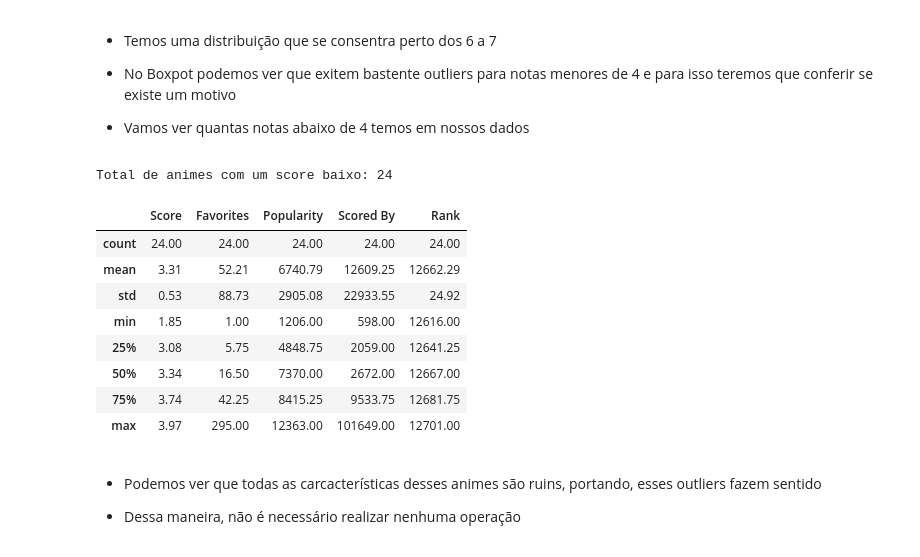
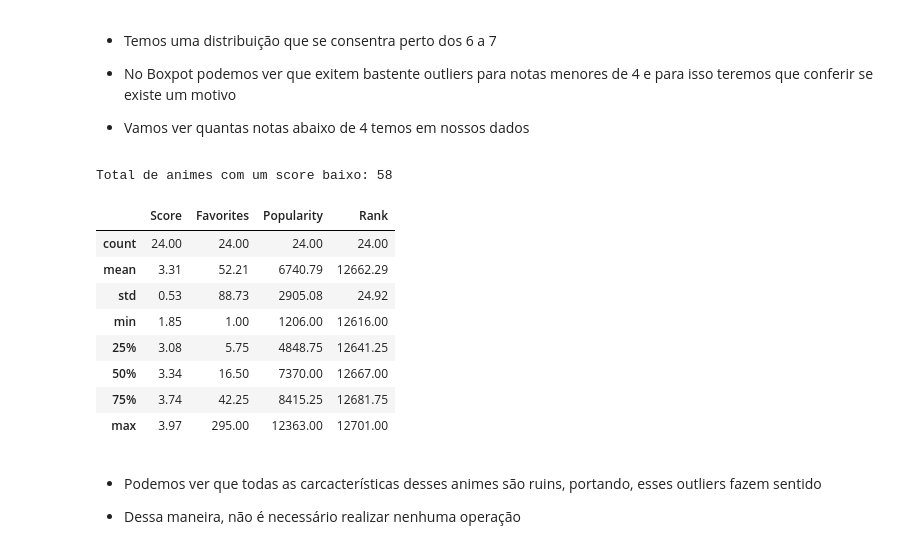
Before and after one commit to guievbs/anime-insights, a Jupyter notebook: notebooks/analise.ipynb, the cells around one changed output. Cells and saved outputs as stored; diff of their text form; code cells hidden in the pictures.

```diff
--- a/notebooks/analise.ipynb
+++ b/notebooks/analise.ipynb
@@ -98,7 +98,7 @@ memory usage: 4.6+ MB
 
 Colunas que representam duração, premiação, imagem e etc...
 # %%
-col_drop = ['Image URL', 'Members', 'Duration', 'Source', 'Licensors', 'Producers', 'Status', 'Premiered', 'Synopsis', 'Other name', 'English name', 'Aired']
+col_drop = ['Image URL', 'Members', 'Duration', 'Licensors', 'Producers', 'Status', 'Premiered', 'Synopsis', 'Other name', 'English name', 'Aired']
 df = df.drop(columns=col_drop)
 # %% [markdown]
 #### Excluindo os valores nulos
@@ -128,6 +132,7 @@ df['Episodes'] = df['Episodes'].astype('float')
 df['Rank'] = df['Rank'].astype('float')
 df['Genres'] = df['Genres'].astype('str')
 df['Type'] = df['Type'].astype('str')
+df['Source'] = df['Source'].astype('str')
 # %% [markdown]
 - Checando novamente as informações da colunas
 # %%
@@ -283,22 +289,22 @@ plt.show()
 
 - Vamos ver quantas notas abaixo de 4 temos em nossos dados
 # %%
-low_score = df[df['Score'] < 4]['anime_id'].count()
+low_score = df[df['Score'] < 4.5]['anime_id'].count()
 print(f"Total de animes com um score baixo: {low_score}")
 # %% [output]
-Total de animes com um score baixo: 24
+Total de animes com um score baixo: 58
 # %%
-df[df['Score'] < 4][['Score', 'Favorites', 'Popularity', 'Scored By', 'Rank']].describe().round(2)
+df[df['Score'] < 4][['Score', 'Favorites', 'Popularity', 'Rank']].describe().round(2)
 # %% [output]
-|  | Score | Favorites | Popularity | Scored By | Rank |
-| count | 24.00 | 24.00 | 24.00 | 24.00 | 24.00 |
-| mean | 3.31 | 52.21 | 6740.79 | 12609.25 | 12662.29 |
-| std | 0.53 | 88.73 | 2905.08 | 22933.55 | 24.92 |
-| min | 1.85 | 1.00 | 1206.00 | 598.00 | 12616.00 |
-| 25% | 3.08 | 5.75 | 4848.75 | 2059.00 | 12641.25 |
-| 50% | 3.34 | 16.50 | 7370.00 | 2672.00 | 12667.00 |
-| 75% | 3.74 | 42.25 | 8415.25 | 9533.75 | 12681.75 |
-| max | 3.97 | 295.00 | 12363.00 | 101649.00 | 12701.00 |
+|  | Score | Favorites | Popularity | Rank |
+| count | 24.00 | 24.00 | 24.00 | 24.00 |
+| mean | 3.31 | 52.21 | 6740.79 | 12662.29 |
+| std | 0.53 | 88.73 | 2905.08 | 24.92 |
+| min | 1.85 | 1.00 | 1206.00 | 12616.00 |
+| 25% | 3.08 | 5.75 | 4848.75 | 12641.25 |
+| 50% | 3.34 | 16.50 | 7370.00 | 12667.00 |
+| 75% | 3.74 | 42.25 | 8415.25 | 12681.75 |
+| max | 3.97 | 295.00 | 12363.00 | 12701.00 |
 # %% [markdown]
 - Podemos ver que todas as carcacterísticas desses animes são ruins, portando, esses outliers fazem sentido
 
```
Also changed, not shown: parts of 8 cells of this notebook.
